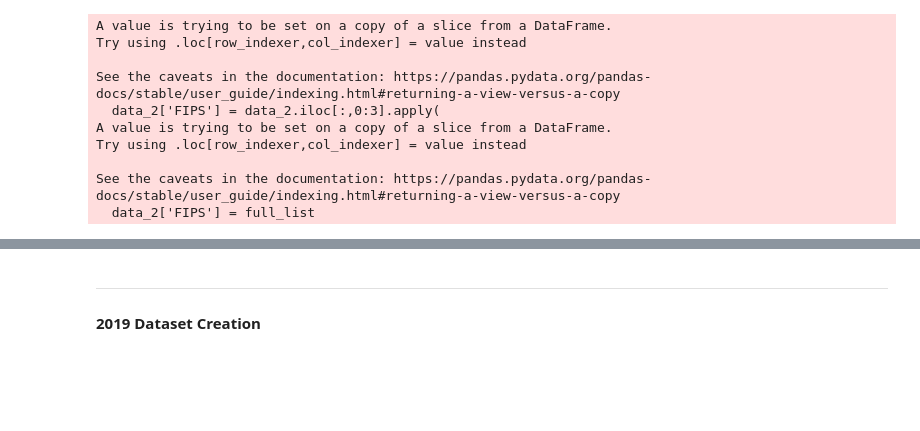
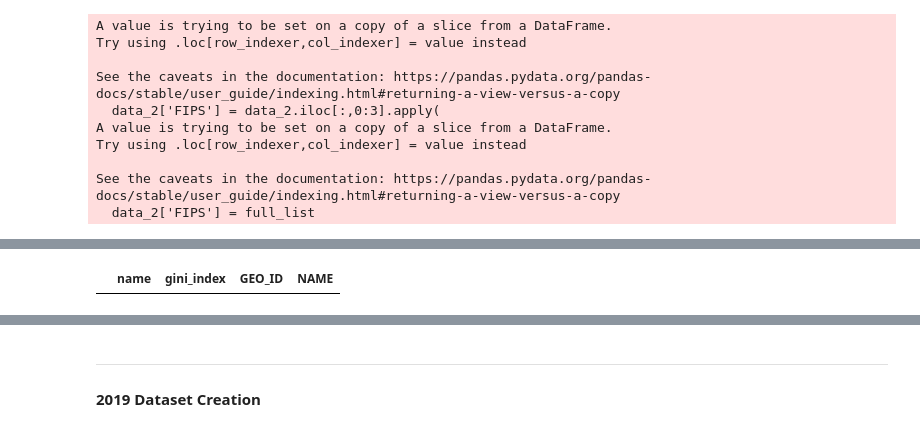
Before and after one commit to Jonathan-Himes/SDOH-GroupProject, a Jupyter notebook: Final Project-Master.ipynb, the cells around one changed output, grey strips where cells are left out. Cells and saved outputs as stored; diff of their text form; code cells hidden in the pictures; blank space fills up the shorter version.

```diff
--- a/Final Project-Master.ipynb
+++ b/Final Project-Master.ipynb
@@ -410,0 +428,8 @@ See the caveats in the documentation: https://pandas.pydata.org/pandas-docs/stab
+# %%
+gini_df = pd.read_excel(r'Data\Gini_2018_modified.xlsx','Data')
+gini_df[['GEO_ID','NAME']] = race_df[['GEO_ID','NAME']]
+
+# check to ensure all names match (should be empty df)
+gini_df[(gini_df['name'] != gini_df['NAME'])]
+# %% [output]
+|  | name | gini_index | GEO_ID | NAME |
```
Also changed, not shown: parts of 21 cells of this notebook.
